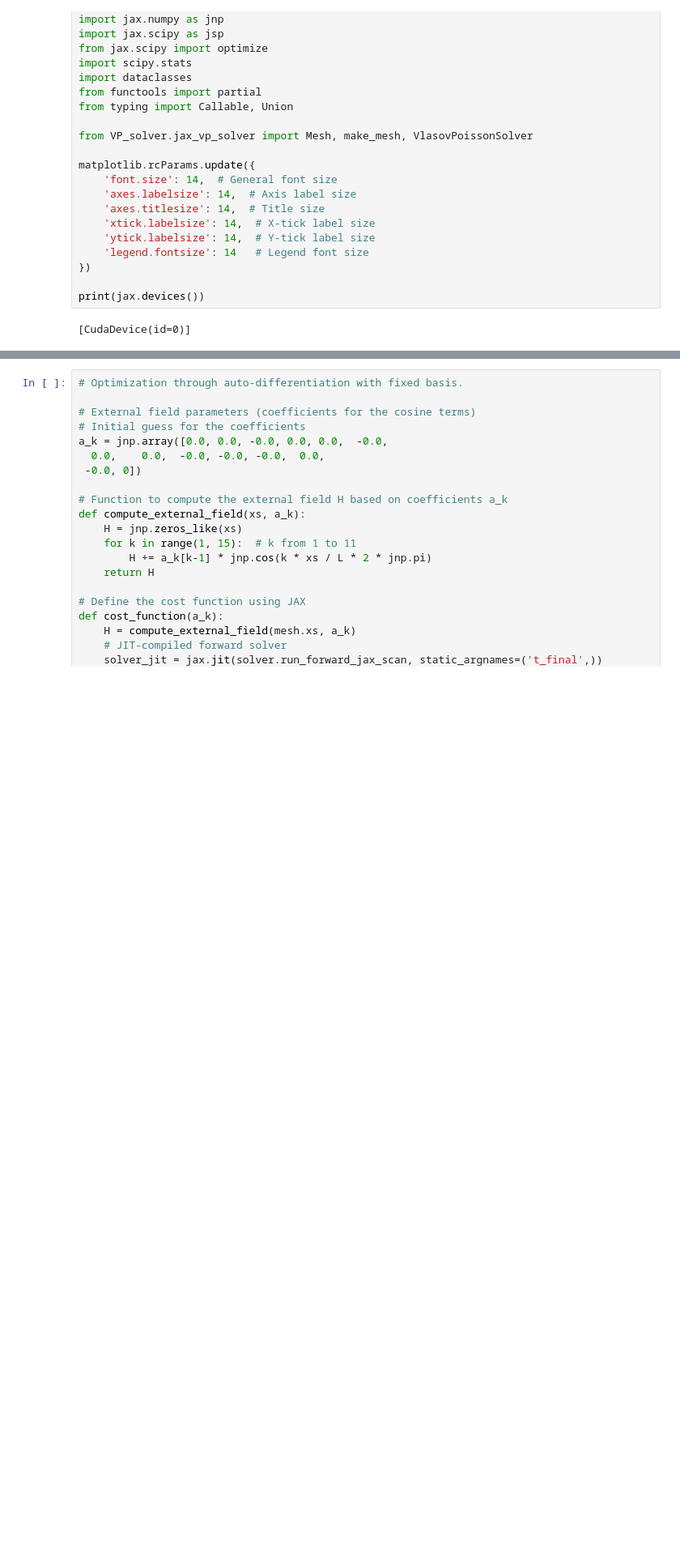
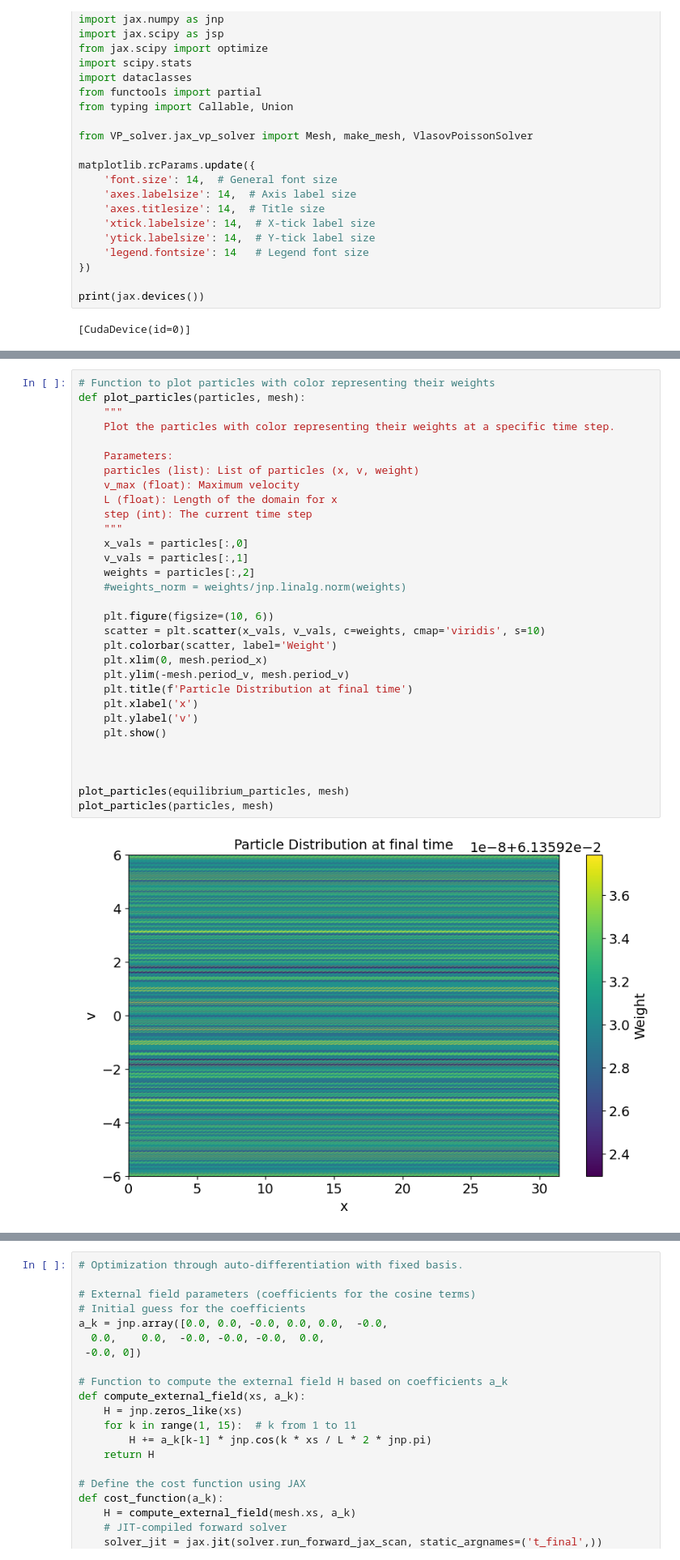
Before and after one commit to maguerrap/vlasov-poisson, a Jupyter notebook: notebooks/Vlasov-Poisson-solver-particle-jax.ipynb, the cells around one changed output, grey strips where cells are left out. Shown at 81% size. Saved outputs shown, nothing was run; the diff lists cells and outputs as text; blank space fills up the shorter version.

```diff
--- a/notebooks/Vlasov-Poisson-solver-particle-jax.ipynb
+++ b/notebooks/Vlasov-Poisson-solver-particle-jax.ipynb
@@ -123,0 +373,33 @@ LV = 6.0
+# %%
+# Function to plot particles with color representing their weights
+def plot_particles(particles, mesh):
+    """
+    Plot the particles with color representing their weights at a specific time step.
+
+    Parameters:
+    particles (list): List of particles (x, v, weight)
+    v_max (float): Maximum velocity
+    L (float): Length of the domain for x
+    step (int): The current time step
+    """
+    x_vals = particles[:,0]
+    v_vals = particles[:,1]
+    weights = particles[:,2]
+    #weights_norm = weights/jnp.linalg.norm(weights)
+
+    plt.figure(figsize=(10, 6))
+    scatter = plt.scatter(x_vals, v_vals, c=weights, cmap='viridis', s=10)
+    plt.colorbar(scatter, label='Weight')
+    plt.xlim(0, mesh.period_x)
+    plt.ylim(-mesh.period_v, mesh.period_v)
+    plt.title(f'Particle Distribution at final time')
+    plt.xlabel('x')
+    plt.ylabel('v')
+    plt.show()
+
+
+
+plot_particles(equilibrium_particles, mesh)
+plot_particles(particles, mesh)
+# %% [output]
+[figure, added]
```
Also changed, not shown: parts of 9 cells of this notebook, 1 other file.
